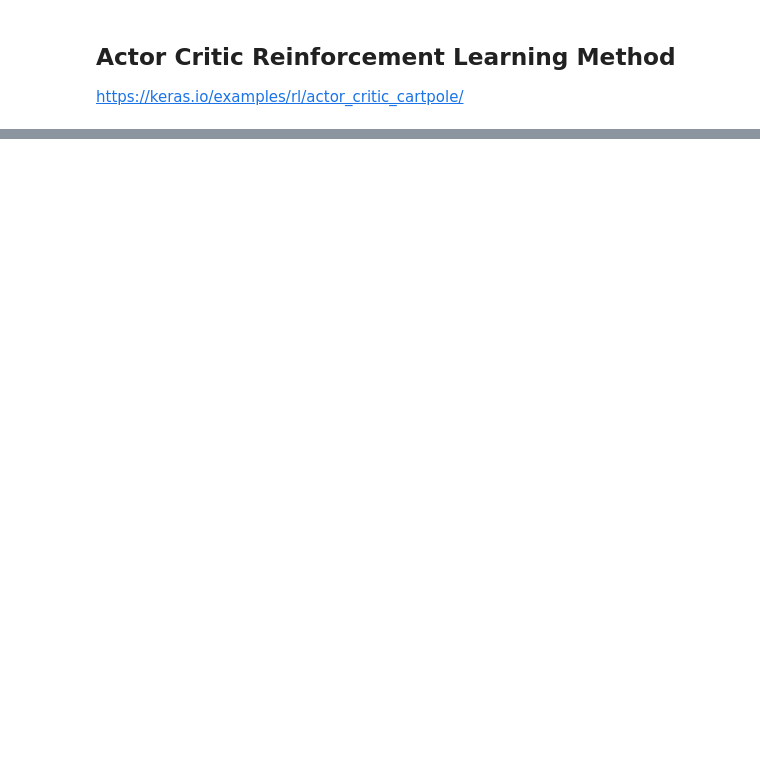
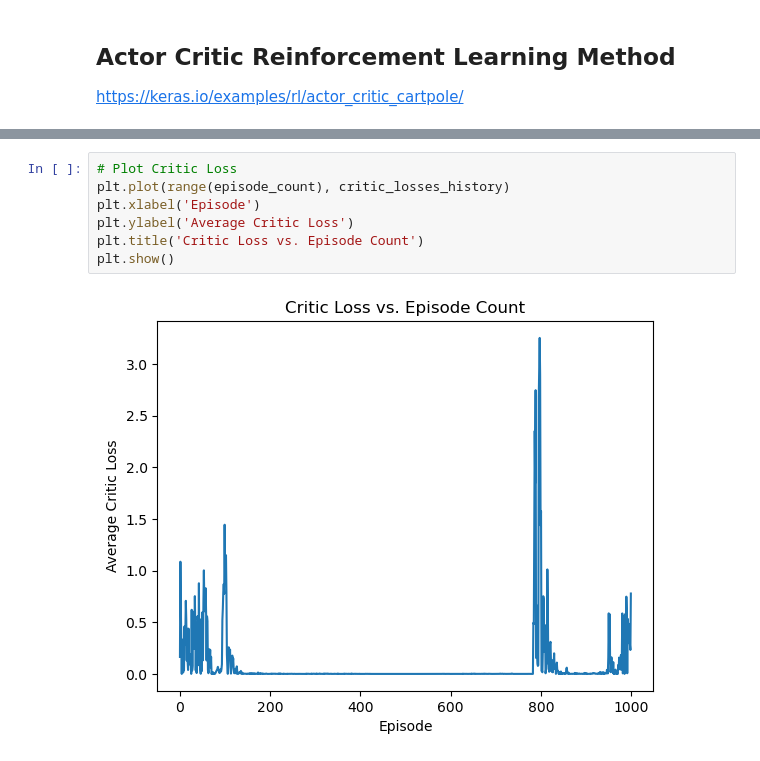
Before and after one commit to Clarissa-N/Project-4-AI-Blackjack, a Jupyter notebook: Blackjack/blackjack_ac_rl.ipynb, the cells around one changed output, grey strips where cells are left out. Drawn from its saved outputs; the diff is of its cells as text; blank space fills up the shorter version.

```diff
--- a/Blackjack/blackjack_ac_rl.ipynb
+++ b/Blackjack/blackjack_ac_rl.ipynb
@@ -150,0 +209,9 @@ Average Critic Loss: 0.2976
+# %%
+# Plot Critic Loss
+plt.plot(range(episode_count), critic_losses_history)
+plt.xlabel('Episode')
+plt.ylabel('Average Critic Loss')
+plt.title('Critic Loss vs. Episode Count')
+plt.show()
+# %% [output]
+[figure, added]
```
Also changed, not shown: parts of 7 cells of this notebook, 1 other file.
